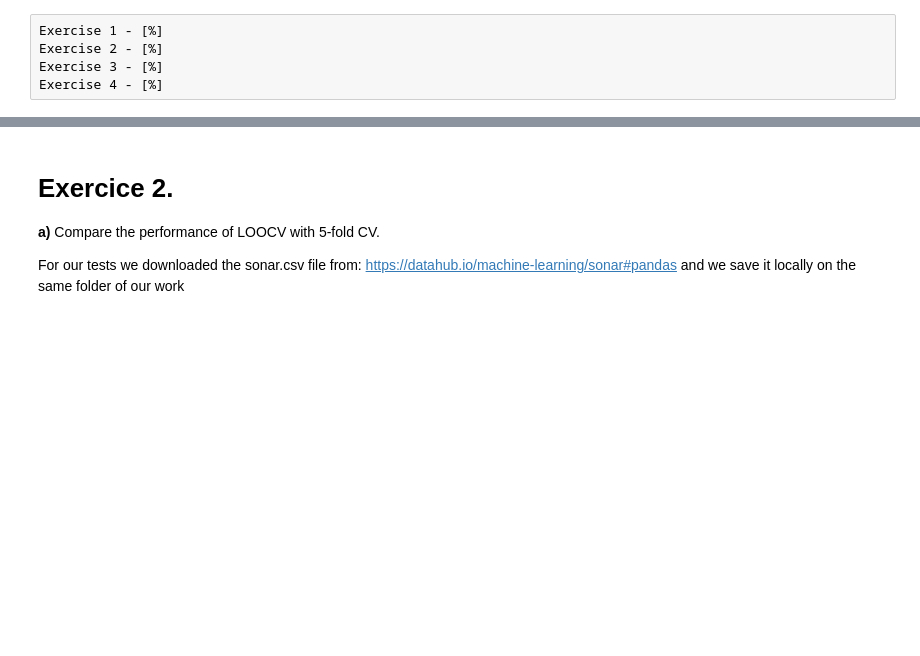
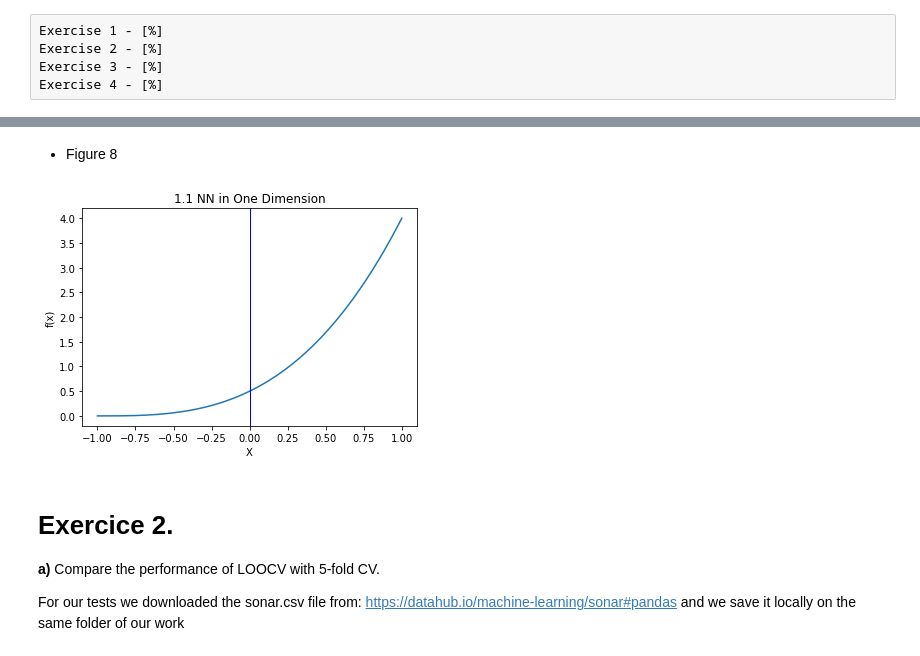
Before and after one commit to lougani-faouzi/DA, a Jupyter notebook: Assignments2.ipynb, the cells around one changed output, grey strips where cells are left out. Drawn from its saved outputs; the diff is of its cells as text; code cells hidden in the pictures; blank space fills up the shorter version.

```diff
--- a/Assignments2.ipynb
+++ b/Assignments2.ipynb
@@ -20,3 +51,23 @@ Exercise 4 - [%]
+# %% [markdown]
+ * Figure 8
+# %%
+import numpy as np
+import matplotlib.pyplot as plt
+
+x = np.linspace(-1,1,300)
+#x=range(0,10)
+#x=[-1,-0.8,-0.6,-0.4,-0.2,0]
+y = 0.5*pow((x+1),3)
+plt.plot(x,y)
+plt.axvline(x=0,color='b',lw = "1")
+
+plt.ylabel("f(x)")
+plt.xlabel("X")
+plt.title("1.1 NN in One Dimension")
+
+plt.show()
+# %% [output]
+[figure, added]
 # %% [markdown]
 # Exercice 2.
 **a)** Compare the performance of LOOCV with 5-fold CV.
```
Also changed, not shown: parts of 3 cells of this notebook.
